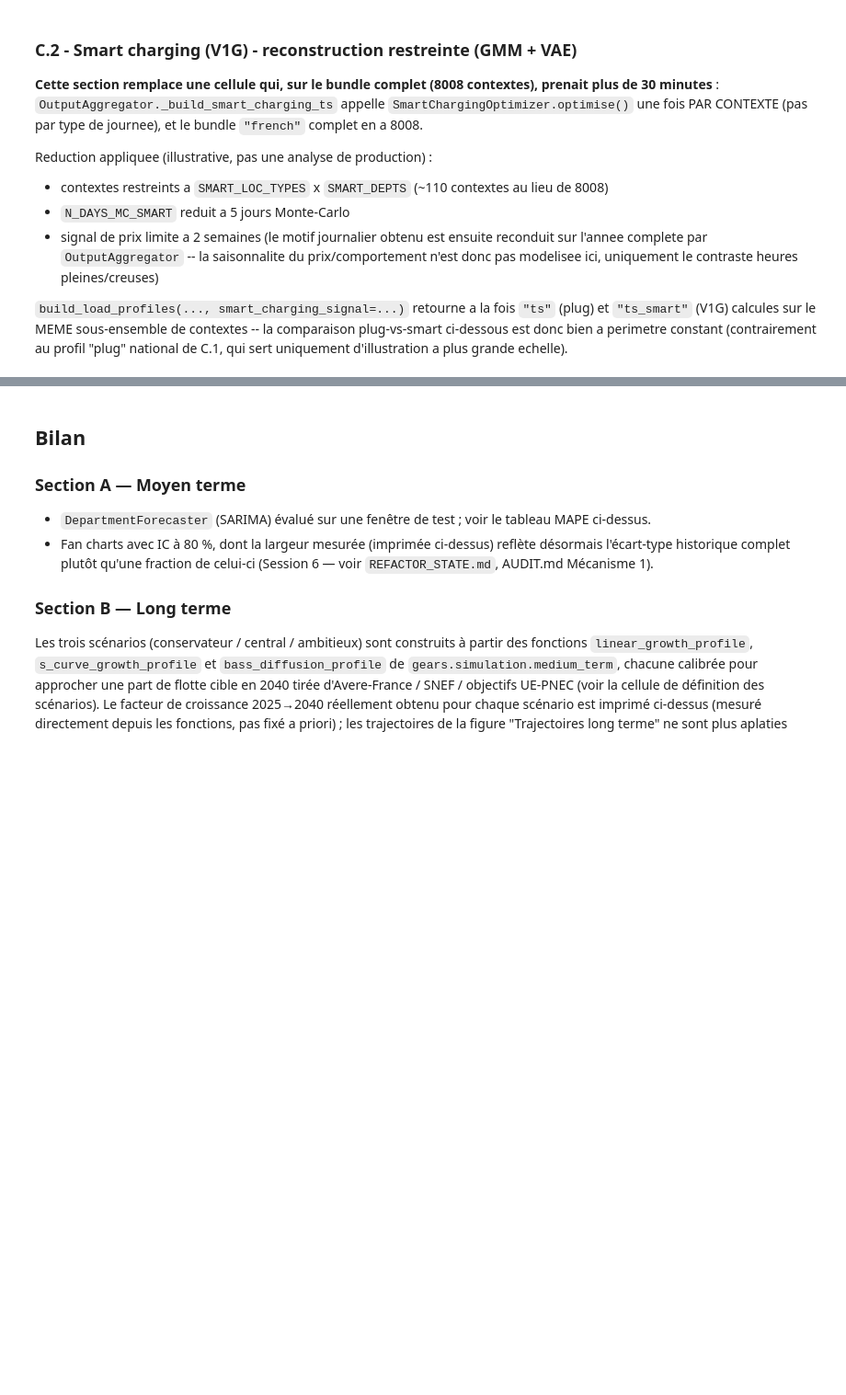
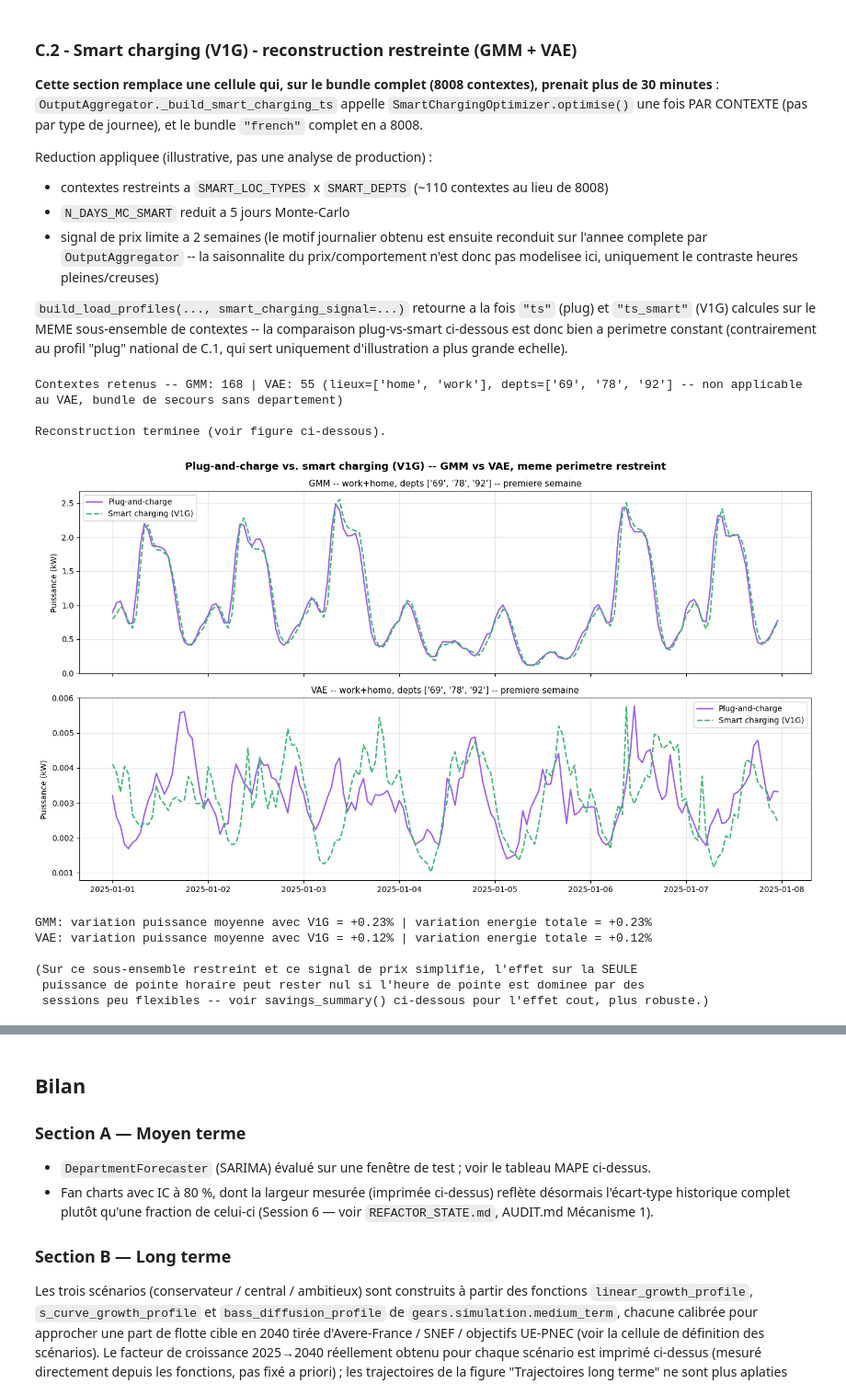
Before and after one commit to yvenn-amara/GEARS, a Jupyter notebook: notebooks/3_gmm_scenarios.ipynb, the cells around one changed output, grey strips where cells are left out. Shown at 92% size. Saved outputs shown, nothing was run; the diff lists cells and outputs as text; code cells hidden in the pictures; blank space fills up the shorter version.

```diff
--- a/notebooks/3_gmm_scenarios.ipynb
+++ b/notebooks/3_gmm_scenarios.ipynb
@@ -553,11 +645,15 @@ plug-vs-smart ci-dessous est donc bien a perimetre constant (contrairement au pr
 national de C.1, qui sert uniquement d'illustration a plus grande echelle).
 # %%
 def reduce_gmm_contexts(model, keep_loc, keep_dept):
-    '''Sous-ensemble d'un EVSessionGMM/VAE deja fitte, en filtrant les contextes.'''
+    '''Sous-ensemble d'un EVSessionGMM/VAE deja fitte, en filtrant les contextes.
+    Filtre par departement seulement si le modele a cette dimension de stratification
+    (le bundle VAE de secours synthetique n'a pas de departement -- voir la note
+    "synthetic_fallback" ci-dessus -- dans ce cas on ne filtre que par lieu).'''
+    has_dept = "department" in model.stratify_by
     keep_ctx = {
         ctx: m for ctx, m in model.models_.items()
         if dict(zip(model.stratify_by, ctx))["location_type"] in keep_loc
-        and dict(zip(model.stratify_by, ctx))["department"] in keep_dept
+        and (not has_dept or dict(zip(model.stratify_by, ctx))["department"] in keep_dept)
     }
     small = EVSessionGMM(stratify_by=model.stratify_by, random_state=42)
     small.models_ = keep_ctx
@@ -568,8 +664,10 @@ def reduce_gmm_contexts(model, keep_loc, keep_dept):
 
 gmm_smart_subset = reduce_gmm_contexts(gmm, SMART_LOC_TYPES, SMART_DEPTS)
 vae_smart_subset = reduce_gmm_contexts(vae, SMART_LOC_TYPES, SMART_DEPTS)
+vae_has_dept = "department" in vae.stratify_by
 print(f"Contextes retenus -- GMM: {len(gmm_smart_subset.models_)} | VAE: {len(vae_smart_subset.models_)} "
-      f"(lieux={sorted(SMART_LOC_TYPES)}, depts={sorted(SMART_DEPTS)})")
+      f"(lieux={sorted(SMART_LOC_TYPES)}, depts={sorted(SMART_DEPTS)}"
+      f"{'' if vae_has_dept else ' -- non applicable au VAE, bundle de secours sans departement'})")
 
 # Signal de prix jour/nuit tres simplifie, 2 semaines seulement (voir note ci-dessus)
 _idx_price = pd.date_range(f"{PROFILE_YEAR}-01-01", periods=24 * 14, freq="h")
@@ -593,33 +691,44 @@ print("\nReconstruction terminee (voir figure ci-dessous).")
 
 fig, axes = plt.subplots(2, 1, figsize=(14, 8), sharex=True)
 week = slice(0, 24 * 7)
 
 for ax, result, label in zip(
     axes, [result_smart_gmm, result_smart_vae], ["GMM", "VAE"]
 ):
     ts_plug_sub  = result["ts"]
     ts_smart_sub = result["ts_smart"]
     ax.plot(ts_plug_sub.index[week], ts_plug_sub.values[week], label="Plug-and-charge", color="#9B5DE5", linewidth=1.8)
     ax.plot(ts_smart_sub.index[week], ts_smart_sub.values[week], label="Smart charging (V1G)", color="#3BB273", linewidth=1.8, linestyle="--")
     ax.set_ylabel("Puissance (kW)")
     ax.set_title(f"{label} -- work+home, depts {sorted(SMART_DEPTS)} -- premiere semaine", fontsize=11)
     ax.legend(); ax.grid(True, alpha=0.3)
 
 axes[-1].set_xlabel("")
 fig.suptitle("Plug-and-charge vs. smart charging (V1G) -- GMM vs VAE, meme perimetre restreint",
              fontsize=13, fontweight="bold")
 fig.tight_layout()
 plt.savefig("outputs/03_plug_vs_smart_gmm_vs_vae.png", dpi=150, bbox_inches="tight")
 plt.show()
 
 for result, label in zip([result_smart_gmm, result_smart_vae], ["GMM", "VAE"]):
     mean_shift = 1 - result["ts_smart"].mean() / result["ts"].mean()
     energy_shift = 1 - result["ts_smart"].sum() / result["ts"].sum()
     print(f"{label}: variation puissance moyenne avec V1G = {mean_shift:+.2%} | "
           f"variation energie totale = {energy_shift:+.2%}")
 print("\n(Sur ce sous-ensemble restreint et ce signal de prix simplifie, l'effet sur la SEULE\n"
       " puissance de pointe horaire peut rester nul si l'heure de pointe est dominee par des\n"
       " sessions peu flexibles -- voir savings_summary() ci-dessous pour l'effet cout, plus robuste.)")
+# %% [output]
+Contextes retenus -- GMM: 168 | VAE: 55 (lieux=['home', 'work'], depts=['69', '78', '92'] -- non applicable au VAE, bundle de secours sans departement)
+
+Reconstruction terminee (voir figure ci-dessous).
+[figure, added]
+GMM: variation puissance moyenne avec V1G = +0.23% | variation energie totale = +0.23%
+VAE: variation puissance moyenne avec V1G = +0.12% | variation energie totale = +0.12%
+
+(Sur ce sous-ensemble restreint et ce signal de prix simplifie, l'effet sur la SEULE
+ puissance de pointe horaire peut rester nul si l'heure de pointe est dominee par des
+ sessions peu flexibles -- voir savings_summary() ci-dessous pour l'effet cout, plus robuste.)
 # %%
 opt_profiles = SmartChargingOptimizer(signal_type="price", resolution_min=60)
 
```
Also changed, not shown: parts of 13 cells of this notebook, 13 other files.
